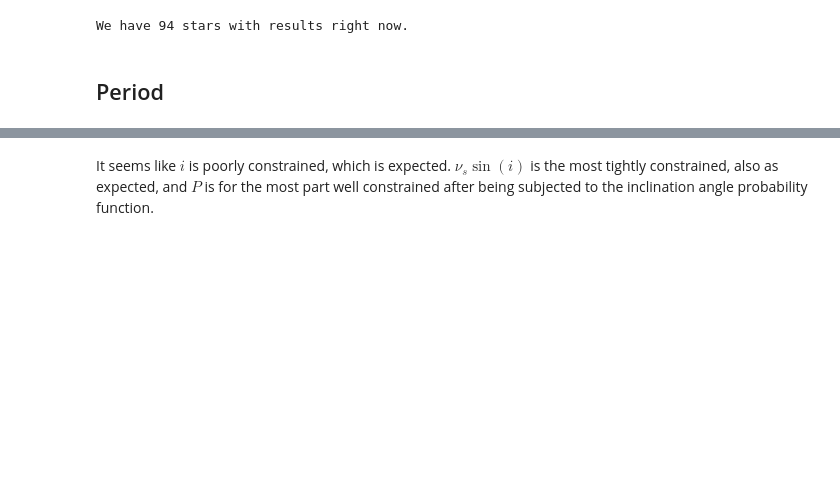
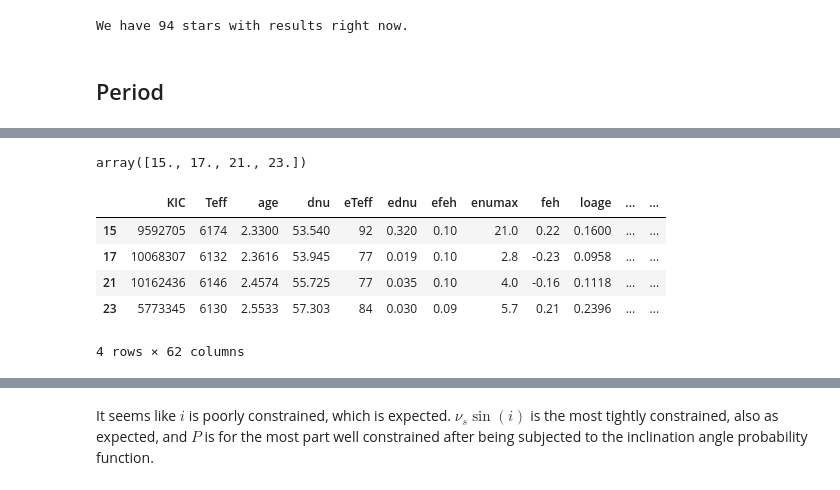
Before and after one commit to ojhall94/malatium, a Jupyter notebook: code/scripts/prior_checks.ipynb, the cells around one changed output, grey strips where cells are left out. Saved outputs shown, nothing was run; the diff lists cells and outputs as text; code cells hidden in the pictures; blank space fills up the shorter version.

```diff
--- a/code/scripts/prior_checks.ipynb
+++ b/code/scripts/prior_checks.ipynb
@@ -69,0 +176,13 @@ We have 94 stars with results right now.
+# %%
+y[sg]
+# %% [output]
+array([15., 17., 21., 23.])
+# %%
+ati[sg]
+# %% [output]
+|  | KIC | Teff | age | dnu | eTeff | ednu | efeh | enumax | feh | loage | ... | ... |
+| 15 | 9592705 | 6174 | 2.3300 | 53.540 | 92 | 0.320 | 0.10 | 21.0 | 0.22 | 0.1600 | ... | ... |
+| 17 | 10068307 | 6132 | 2.3616 | 53.945 | 77 | 0.019 | 0.10 | 2.8 | -0.23 | 0.0958 | ... | ... |
+| 21 | 10162436 | 6146 | 2.4574 | 55.725 | 77 | 0.035 | 0.10 | 4.0 | -0.16 | 0.1118 | ... | ... |
+| 23 | 5773345 | 6130 | 2.5533 | 57.303 | 84 | 0.030 | 0.09 | 5.7 | 0.21 | 0.2396 | ... | ... |
+4 rows × 62 columns
```
Also changed, not shown: parts of 7 cells of this notebook.
